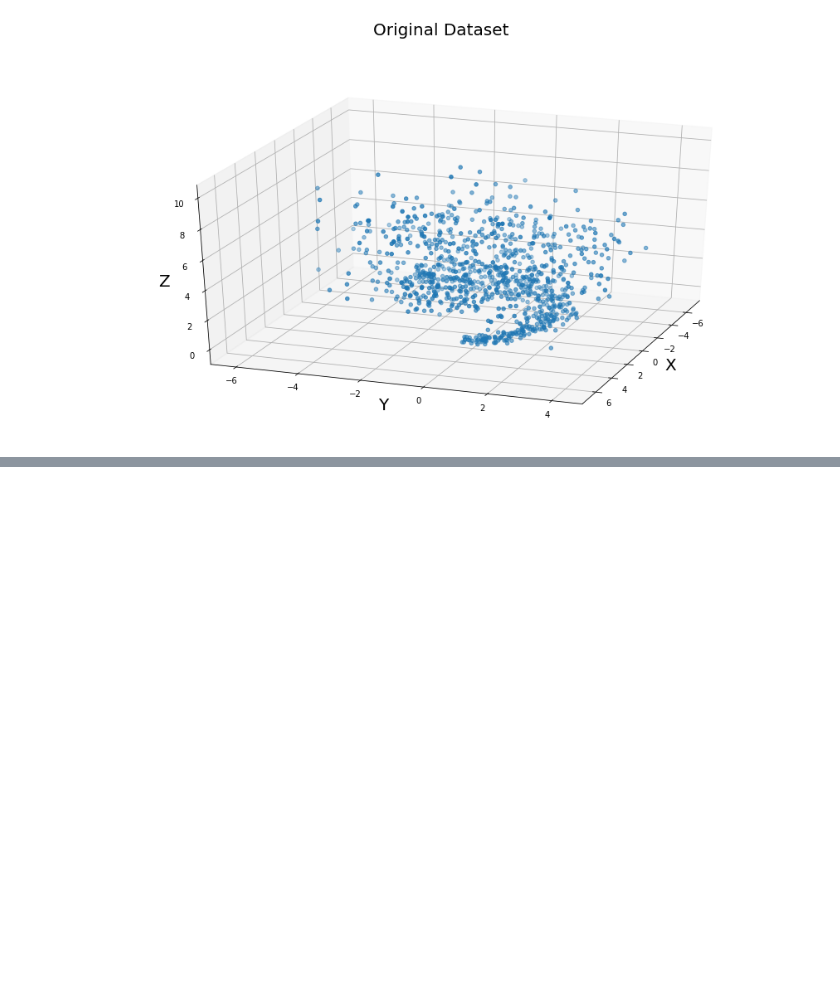
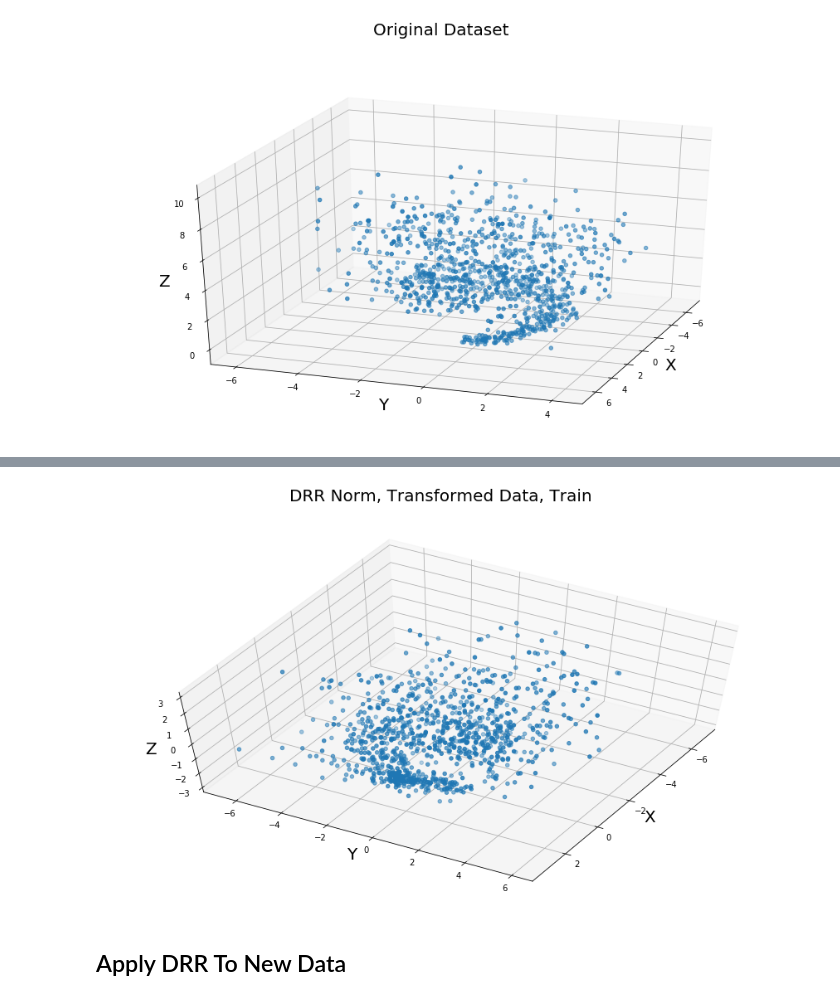
Before and after one commit to jejjohnson/drr, a Jupyter notebook: drr_walkthrough.ipynb, the cells around one changed output, grey strips where cells are left out. Saved outputs shown, nothing was run; the diff lists cells and outputs as text; code cells hidden in the pictures; blank space fills up the shorter version.

```diff
--- a/drr_walkthrough.ipynb
+++ b/drr_walkthrough.ipynb
@@ -90,0 +157,9 @@ eigvecs_sorted = eigvecs[:, indices]
+# %%
+# transform data
+data_pca = (eigvecs_sorted @ helix_data_mean.T).T
+
+print('Shape of data after PCA: ', data_pca.shape)
+
+
+print(data_pca.shape)
+print(data_pca.dtype)
@@ -90,0 +239,19 @@ eigvecs_sorted = eigvecs[:, indices]
+# %%
+fig = plt.figure(figsize=(15, 8))
+plt.suptitle("DRR Norm, Transformed Data, Train", fontsize=20)
+
+ax = fig.add_subplot(111, projection='3d')
+
+ax.scatter(data_transformed[:, 0],
+           data_transformed[:, 1],
+           data_transformed[:, 2])
+ax.set_xlabel('X', fontsize=20)
+ax.set_ylabel('Y', fontsize=20)
+ax.set_zlabel('Z', fontsize=20)
+
+ax.view_init(60, 30)
+plt.show()
+# %% [output]
+[figure, added]
+# %% [markdown]
+## Apply DRR To New Data
```
Also changed, not shown: parts of 13 cells of this notebook.
